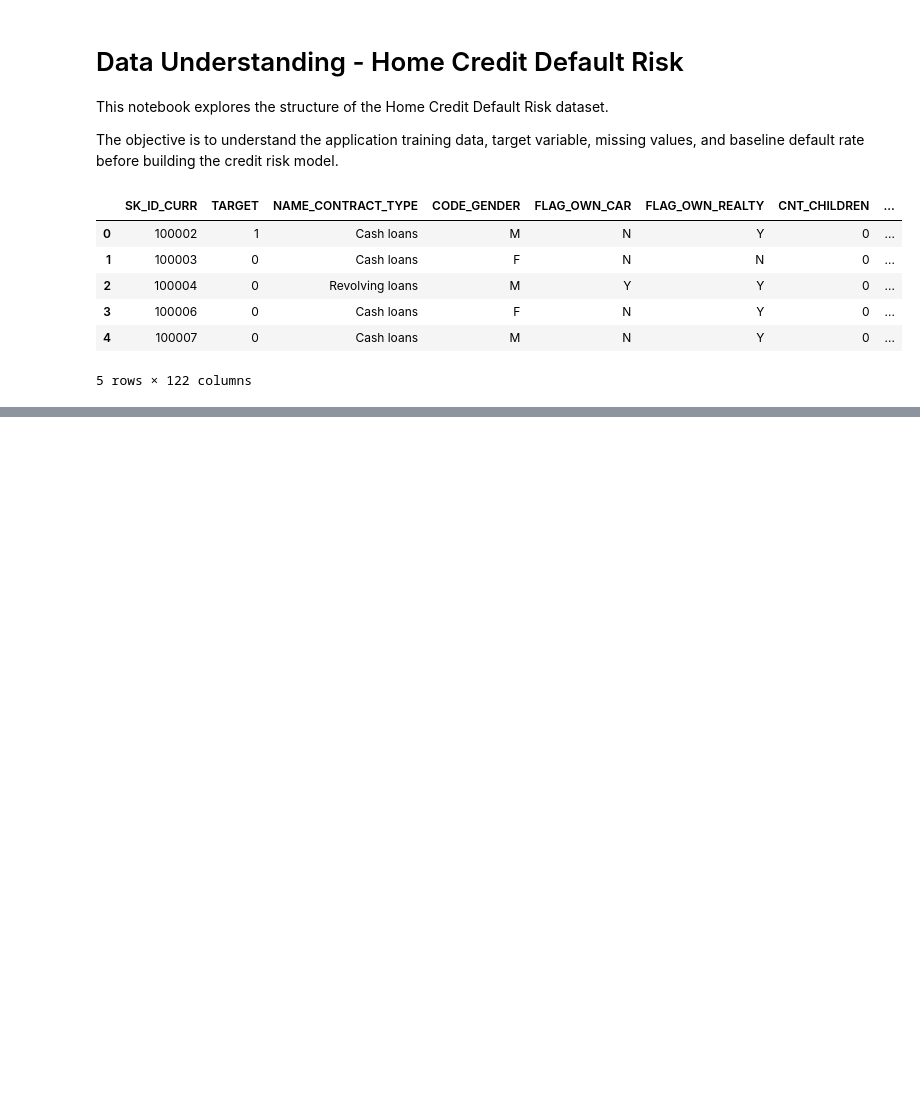
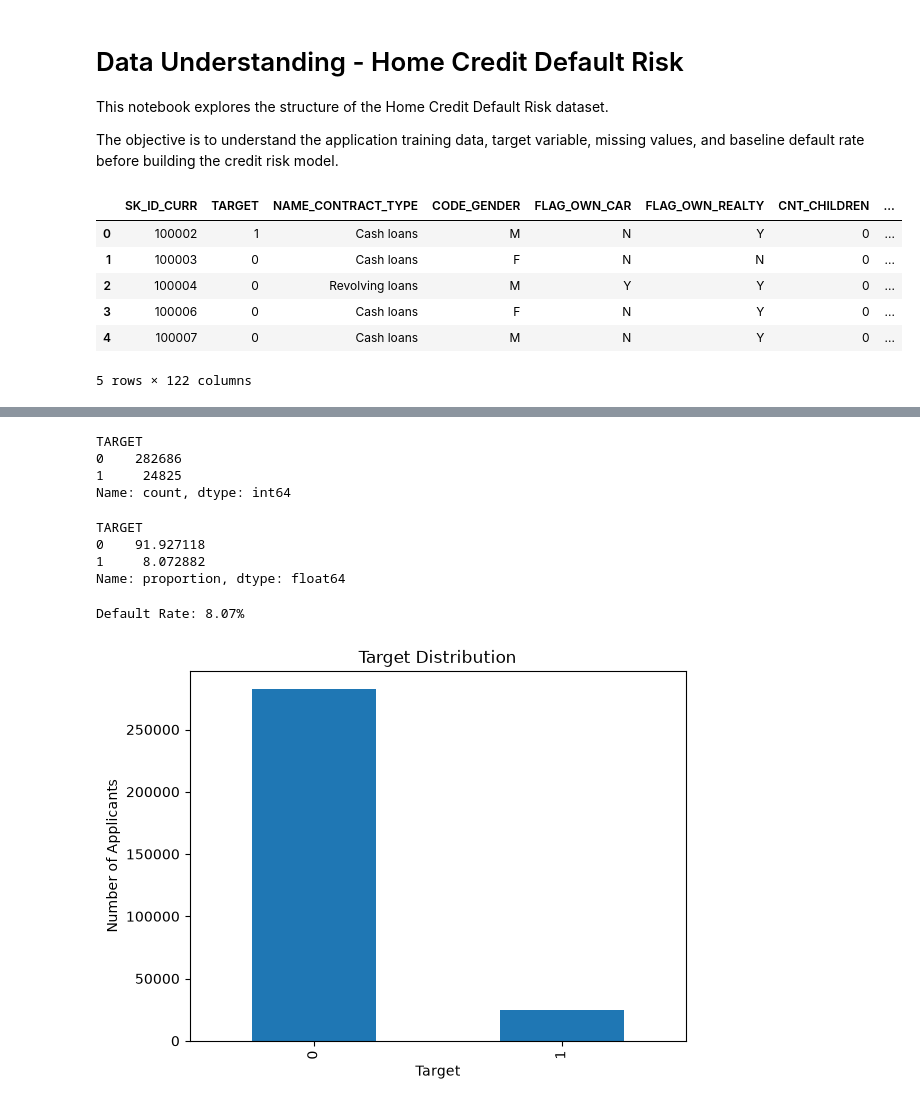
Before and after one commit to gsardar05-ops/Home-Credit-Default-Risk-Modelling, a Jupyter notebook: notebooks/01_data_understanding.ipynb, the cells around one changed output, grey strips where cells are left out. Saved outputs shown, nothing was run; the diff lists cells and outputs as text; code cells hidden in the pictures; blank space fills up the shorter version.

```diff
--- a/notebooks/01_data_understanding.ipynb
+++ b/notebooks/01_data_understanding.ipynb
@@ -22,0 +51,31 @@ app_train.head()
+# %%
+target = "TARGET"
+
+app_train[target].value_counts()
+# %% [output]
+TARGET
+0    282686
+1     24825
+Name: count, dtype: int64
+# %%
+app_train[target].value_counts(normalize=True) * 100
+# %% [output]
+TARGET
+0    91.927118
+1     8.072882
+Name: proportion, dtype: float64
+# %%
+default_rate = app_train[target].mean()
+
+print(f"Default Rate: {default_rate:.2%}")
+# %% [output]
+Default Rate: 8.07%
+# %%
+app_train[target].value_counts().plot(kind="bar")
+
+plt.title("Target Distribution")
+plt.xlabel("Target")
+plt.ylabel("Number of Applicants")
+plt.show()
+# %% [output]
+[figure, added]
```
Also changed, not shown: parts of 7 cells of this notebook.
